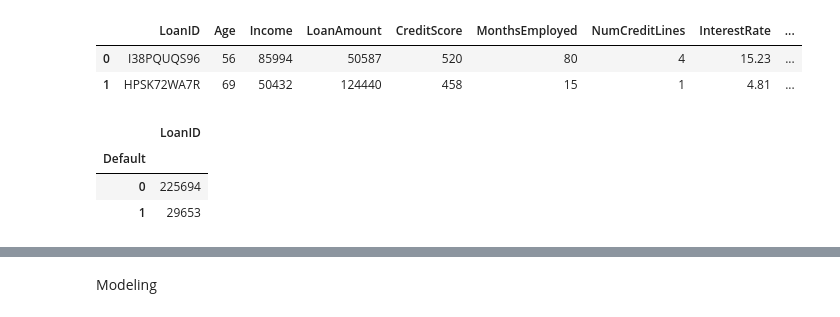
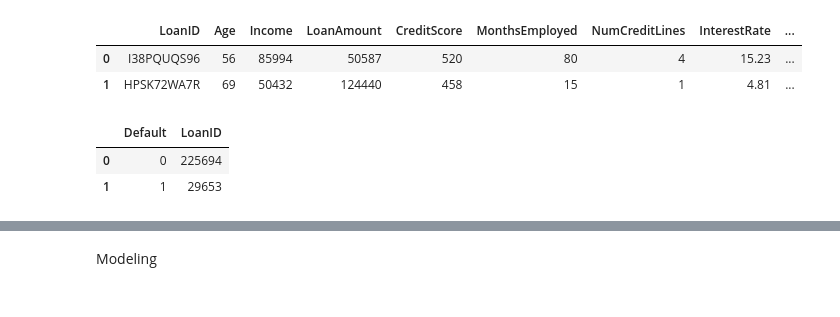
Before and after one commit to zexze/cloud_project, a Jupyter notebook: model_building.ipynb, the cells around one changed output, grey strips where cells are left out. Drawn from its saved outputs; the diff is of its cells as text; code cells hidden in the pictures.

```diff
--- a/model_building.ipynb
+++ b/model_building.ipynb
@@ -48,9 +52,8 @@ data.head(2)
 | 0 | I38PQUQS96 | 56 | 85994 | 50587 | 520 | 80 | 4 | 15.23 | ... |
 | 1 | HPSK72WA7R | 69 | 50432 | 124440 | 458 | 15 | 1 | 4.81 | ... |
 # %%
-data.groupby("Default").agg({"LoanID":"count"})
+data.groupby("Default").agg({"LoanID":"count"}).reset_index()
 # %% [output]
-|  | LoanID |
-| Default |  |
-| 0 | 225694 |
-| 1 | 29653 |
+|  | Default | LoanID |
+| 0 | 0 | 225694 |
+| 1 | 1 | 29653 |
```
Also changed, not shown: parts of 27 cells of this notebook, 4 other files.
